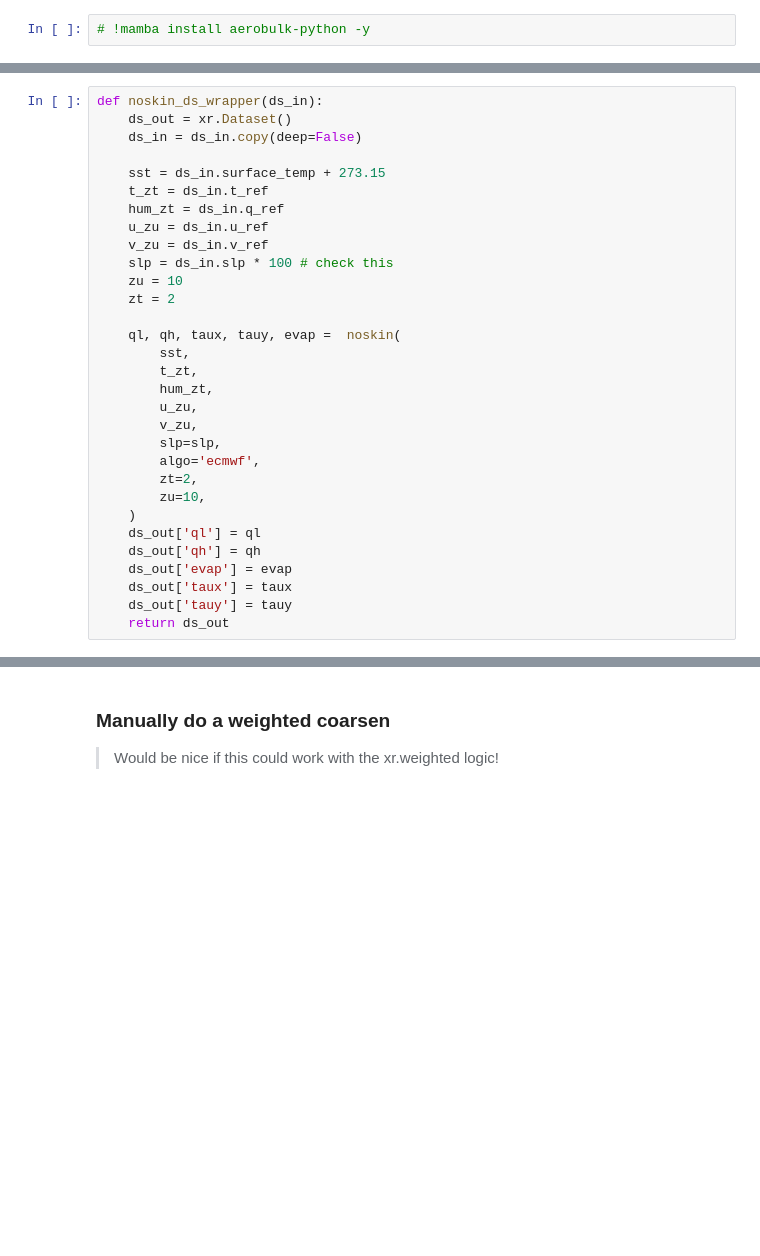
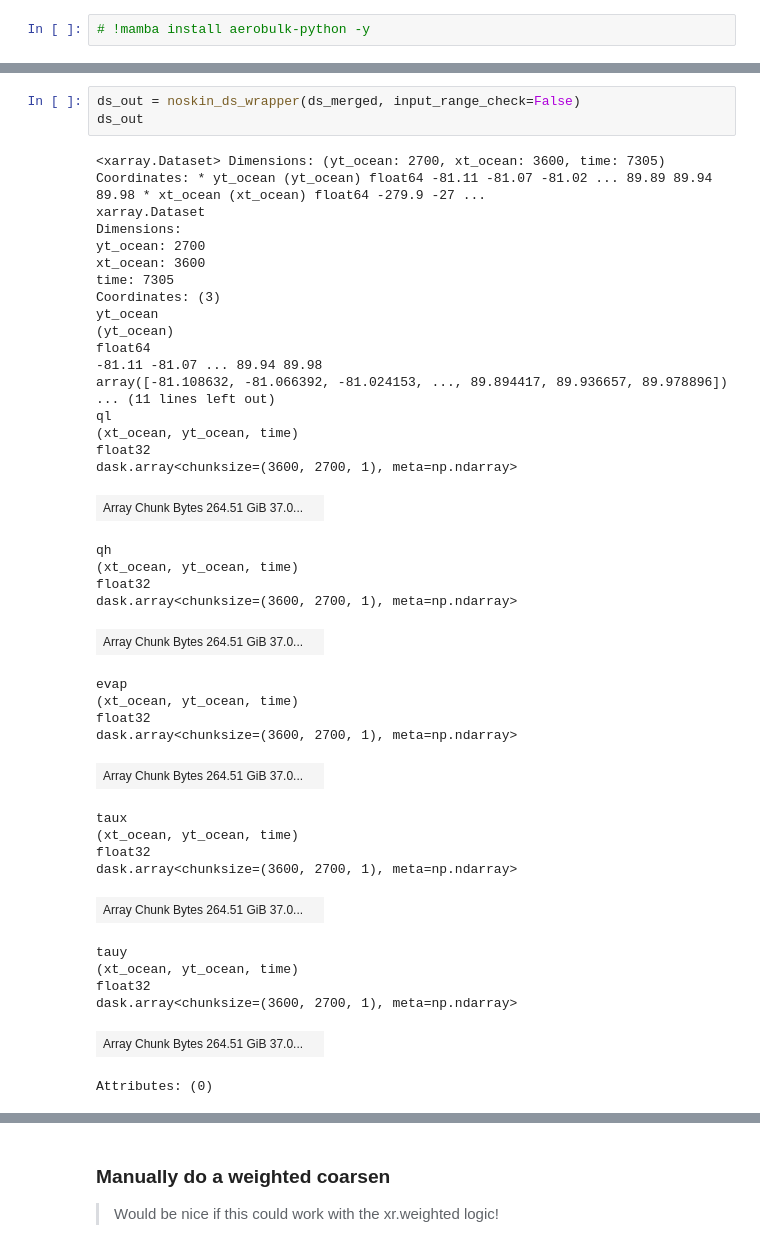
Before and after one commit to ocean-transport/scale-aware-air-sea, a Jupyter notebook: notebooks/jbusecke/workflow/cm26_pipeline.ipynb, the cells around one changed output, grey strips where cells are left out. Saved outputs shown, nothing was run; the diff lists cells and outputs as text; blank space fills up the shorter version.

```diff
--- a/notebooks/jbusecke/workflow/cm26_pipeline.ipynb
+++ b/notebooks/jbusecke/workflow/cm26_pipeline.ipynb
@@ -145,31 +190,0 @@ Attributes:
-# %%
-def noskin_ds_wrapper(ds_in):
-    ds_out = xr.Dataset()
-    ds_in = ds_in.copy(deep=False)
-
-    sst = ds_in.surface_temp + 273.15
-    t_zt = ds_in.t_ref
-    hum_zt = ds_in.q_ref
-    u_zu = ds_in.u_ref
-    v_zu = ds_in.v_ref
-    slp = ds_in.slp * 100 # check this
-    zu = 10
-    zt = 2
-
-    ql, qh, taux, tauy, evap =  noskin(
-        sst,
-        t_zt,
-        hum_zt,
-        u_zu,
-        v_zu,
-        slp=slp,
-        algo='ecmwf',
-        zt=2,
-        zu=10,
-    )
-    ds_out['ql'] = ql
-    ds_out['qh'] = qh
-    ds_out['evap'] = evap
-    ds_out['taux'] = taux
-    ds_out['tauy'] = tauy
-    return ds_out
@@ -182,0 +196,43 @@ for var in ['qh', 'ql', 'evap']:
+# %%
+ds_out = noskin_ds_wrapper(ds_merged, input_range_check=False)
+ds_out
+# %% [output]
+<xarray.Dataset> Dimensions: (yt_ocean: 2700, xt_ocean: 3600, time: 7305) Coordinates: * yt_ocean (yt_ocean) float64 -81.11 -81.07 -81.02 ... 89.89 89.94 89.98 * xt_ocean (xt_ocean) float64 -279.9 -27 ...
+xarray.Dataset
+Dimensions:
+yt_ocean: 2700
+xt_ocean: 3600
+time: 7305
+Coordinates: (3)
+yt_ocean
+(yt_ocean)
+float64
+-81.11 -81.07 ... 89.94 89.98
+array([-81.108632, -81.066392, -81.024153, ..., 89.894417, 89.936657, 89.978896])
+... (11 lines left out)
+ql
+(xt_ocean, yt_ocean, time)
+float32
+dask.array<chunksize=(3600, 2700, 1), meta=np.ndarray>
+| Array Chunk Bytes 264.51 GiB 37.0... |  |
+qh
+(xt_ocean, yt_ocean, time)
+float32
+dask.array<chunksize=(3600, 2700, 1), meta=np.ndarray>
+| Array Chunk Bytes 264.51 GiB 37.0... |  |
+evap
+(xt_ocean, yt_ocean, time)
+float32
+dask.array<chunksize=(3600, 2700, 1), meta=np.ndarray>
+| Array Chunk Bytes 264.51 GiB 37.0... |  |
+taux
+(xt_ocean, yt_ocean, time)
+float32
+dask.array<chunksize=(3600, 2700, 1), meta=np.ndarray>
+| Array Chunk Bytes 264.51 GiB 37.0... |  |
+tauy
+(xt_ocean, yt_ocean, time)
+float32
+dask.array<chunksize=(3600, 2700, 1), meta=np.ndarray>
+| Array Chunk Bytes 264.51 GiB 37.0... |  |
+Attributes: (0)
```
Also changed, not shown: parts of 41 cells of this notebook, 1 other file.
